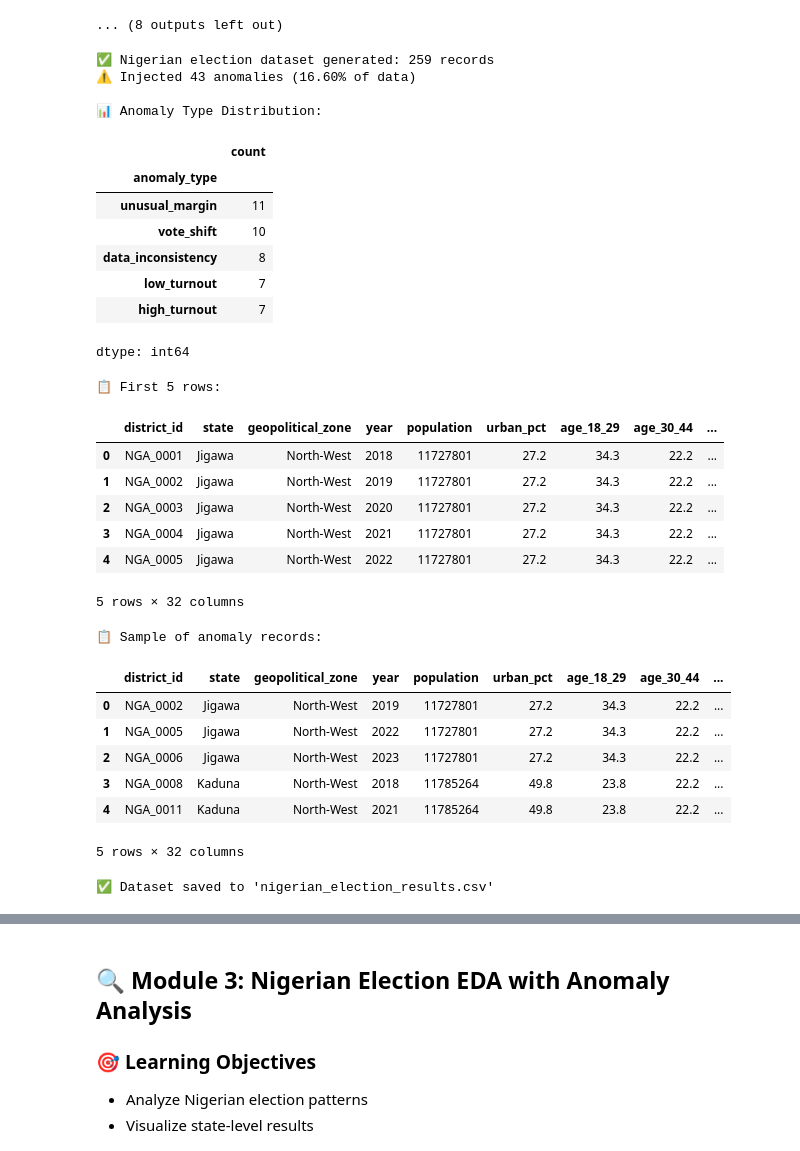
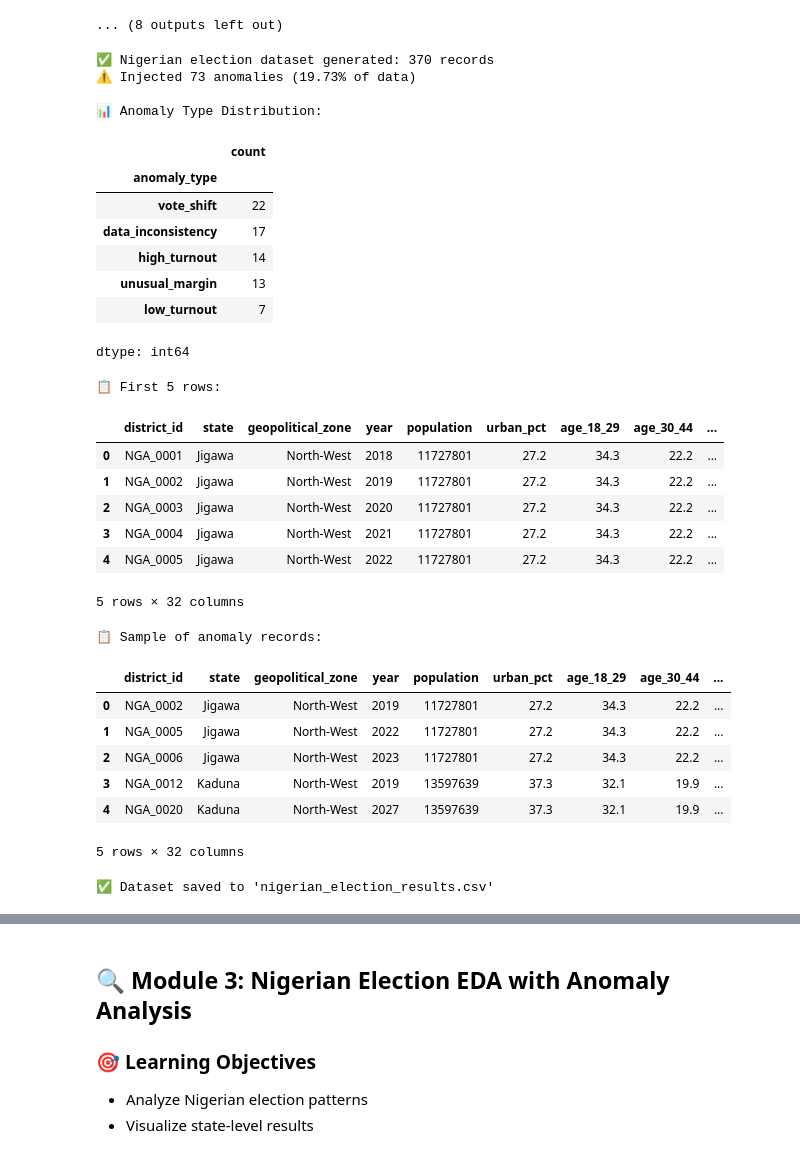
Before and after one commit to charlesity/ai-capacity-dev-inec, a Jupyter notebook: election-result-analytics/Election Result Analytics.ipynb, the cells around one changed output, grey strips where cells are left out. Cells and saved outputs as stored; diff of their text form; code cells hidden in the pictures.

```diff
--- a/election-result-analytics/Election Result Analytics.ipynb
+++ b/election-result-analytics/Election Result Analytics.ipynb
@@ -577,7 +574,7 @@ dtype: float64
 ... (8 outputs left out)
 # %%
 # Generate dataset
-df, anomaly_records = generate_nigerian_election_data(num_districts=774, num_years=7, anomaly_percent=0.2)
+df, anomaly_records = generate_nigerian_election_data(num_districts=774, num_years=10, anomaly_percent=0.2)
 
 print(f"✅ Nigerian election dataset generated: {len(df)} records")
 print(f"⚠️ Injected {len(anomaly_records)} anomalies ({len(anomaly_records)/len(df)*100:.2f}% of data)")
@@ -591,41 +588,41 @@ if anomaly_records:
 print("\n📋 First 5 rows:")
 display(df.head())
 
 print("\n📋 Sample of anomaly records:")
 if anomaly_records:
     display(pd.DataFrame(anomaly_records[:5]))
 
 # Save dataset
 df.to_csv('nigerian_election_results.csv', index=False)
 print("\n✅ Dataset saved to 'nigerian_election_results.csv'")
 # %% [output]
-✅ Nigerian election dataset generated: 259 records
-⚠️ Injected 43 anomalies (16.60% of data)
+✅ Nigerian election dataset generated: 370 records
+⚠️ Injected 73 anomalies (19.73% of data)
 
 📊 Anomaly Type Distribution:
 |  | count |
 | anomaly_type |  |
-| unusual_margin | 11 |
-| vote_shift | 10 |
-| data_inconsistency | 8 |
+| vote_shift | 22 |
+| data_inconsistency | 17 |
+| high_turnout | 14 |
+| unusual_margin | 13 |
 | low_turnout | 7 |
-| high_turnout | 7 |
 dtype: int64
 📋 First 5 rows:
 |  | district_id | state | geopolitical_zone | year | population | urban_pct | age_18_29 | age_30_44 | ... |
 | 0 | NGA_0001 | Jigawa | North-West | 2018 | 11727801 | 27.2 | 34.3 | 22.2 | ... |
 | 1 | NGA_0002 | Jigawa | North-West | 2019 | 11727801 | 27.2 | 34.3 | 22.2 | ... |
 | 2 | NGA_0003 | Jigawa | North-West | 2020 | 11727801 | 27.2 | 34.3 | 22.2 | ... |
 | 3 | NGA_0004 | Jigawa | North-West | 2021 | 11727801 | 27.2 | 34.3 | 22.2 | ... |
 | 4 | NGA_0005 | Jigawa | North-West | 2022 | 11727801 | 27.2 | 34.3 | 22.2 | ... |
 5 rows × 32 columns
 📋 Sample of anomaly records:
 |  | district_id | state | geopolitical_zone | year | population | urban_pct | age_18_29 | age_30_44 | ... |
 | 0 | NGA_0002 | Jigawa | North-West | 2019 | 11727801 | 27.2 | 34.3 | 22.2 | ... |
 | 1 | NGA_0005 | Jigawa | North-West | 2022 | 11727801 | 27.2 | 34.3 | 22.2 | ... |
 | 2 | NGA_0006 | Jigawa | North-West | 2023 | 11727801 | 27.2 | 34.3 | 22.2 | ... |
-| 3 | NGA_0008 | Kaduna | North-West | 2018 | 11785264 | 49.8 | 23.8 | 22.2 | ... |
-| 4 | NGA_0011 | Kaduna | North-West | 2021 | 11785264 | 49.8 | 23.8 | 22.2 | ... |
+| 3 | NGA_0012 | Kaduna | North-West | 2019 | 13597639 | 37.3 | 32.1 | 19.9 | ... |
+| 4 | NGA_0020 | Kaduna | North-West | 2027 | 13597639 | 37.3 | 32.1 | 19.9 | ... |
 5 rows × 32 columns
 ✅ Dataset saved to 'nigerian_election_results.csv'
 # %%
```
Also changed, not shown: parts of 14 cells of this notebook, 4 other files.
